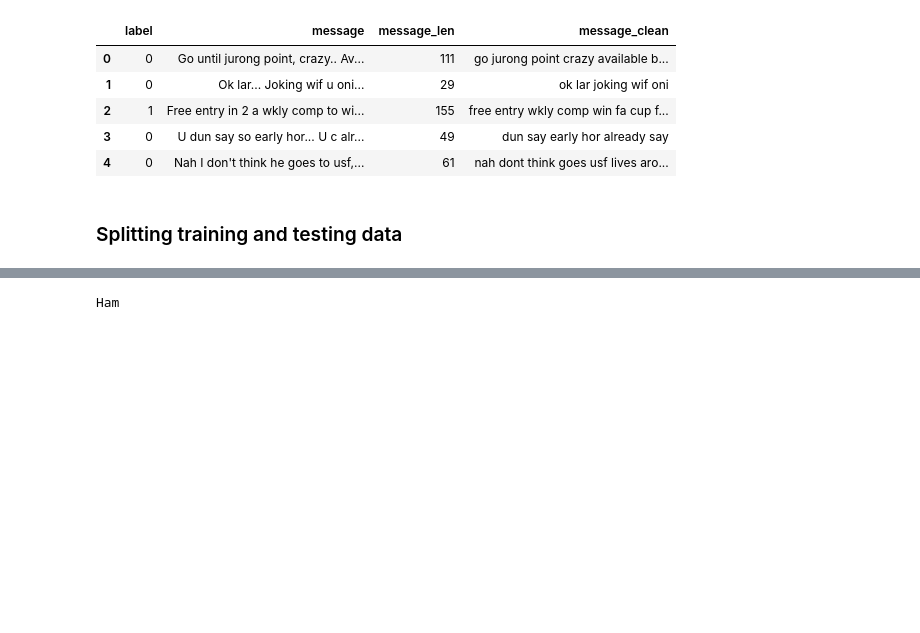
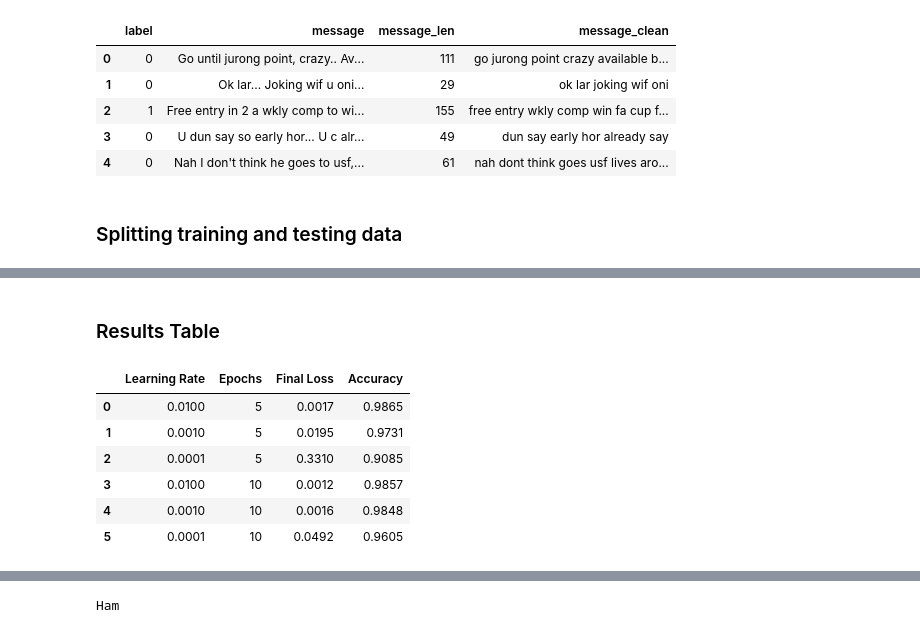
Before and after one commit to dehyju/advanced-ai-cw, a Jupyter notebook: main.ipynb, the cells around one changed output, grey strips where cells are left out. Cells and saved outputs as stored; diff of their text form; code cells hidden in the pictures; blank space fills up the shorter version.

```diff
--- a/main.ipynb
+++ b/main.ipynb
@@ -306,0 +408,16 @@ vocab_size = tokenizer.vocab_size
+# %% [markdown]
+### Results Table
+# %%
+# Display results as a table
+results_df = pd.DataFrame(results)
+results_df['Accuracy'] = results_df['Accuracy'].apply(lambda x: f"{x:.4f}")
+results_df['Final Loss'] = results_df['Final Loss'].apply(lambda x: f"{x:.4f}")
+results_df
+# %% [output]
+|  | Learning Rate | Epochs | Final Loss | Accuracy |
+| 0 | 0.0100 | 5 | 0.0017 | 0.9865 |
+| 1 | 0.0010 | 5 | 0.0195 | 0.9731 |
+| 2 | 0.0001 | 5 | 0.3310 | 0.9085 |
+| 3 | 0.0100 | 10 | 0.0012 | 0.9857 |
+| 4 | 0.0010 | 10 | 0.0016 | 0.9848 |
+| 5 | 0.0001 | 10 | 0.0492 | 0.9605 |
```
Also changed, not shown: parts of 10 cells of this notebook.
